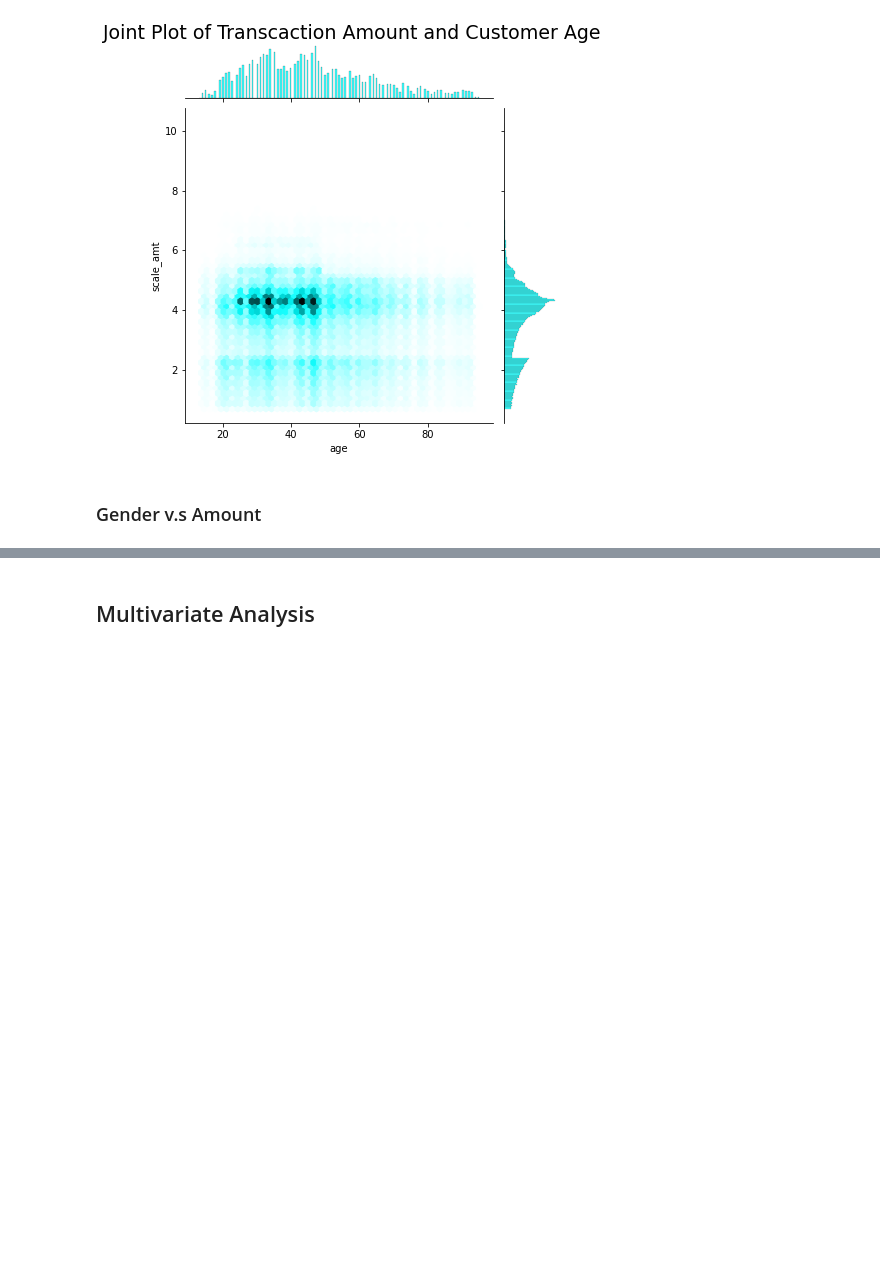
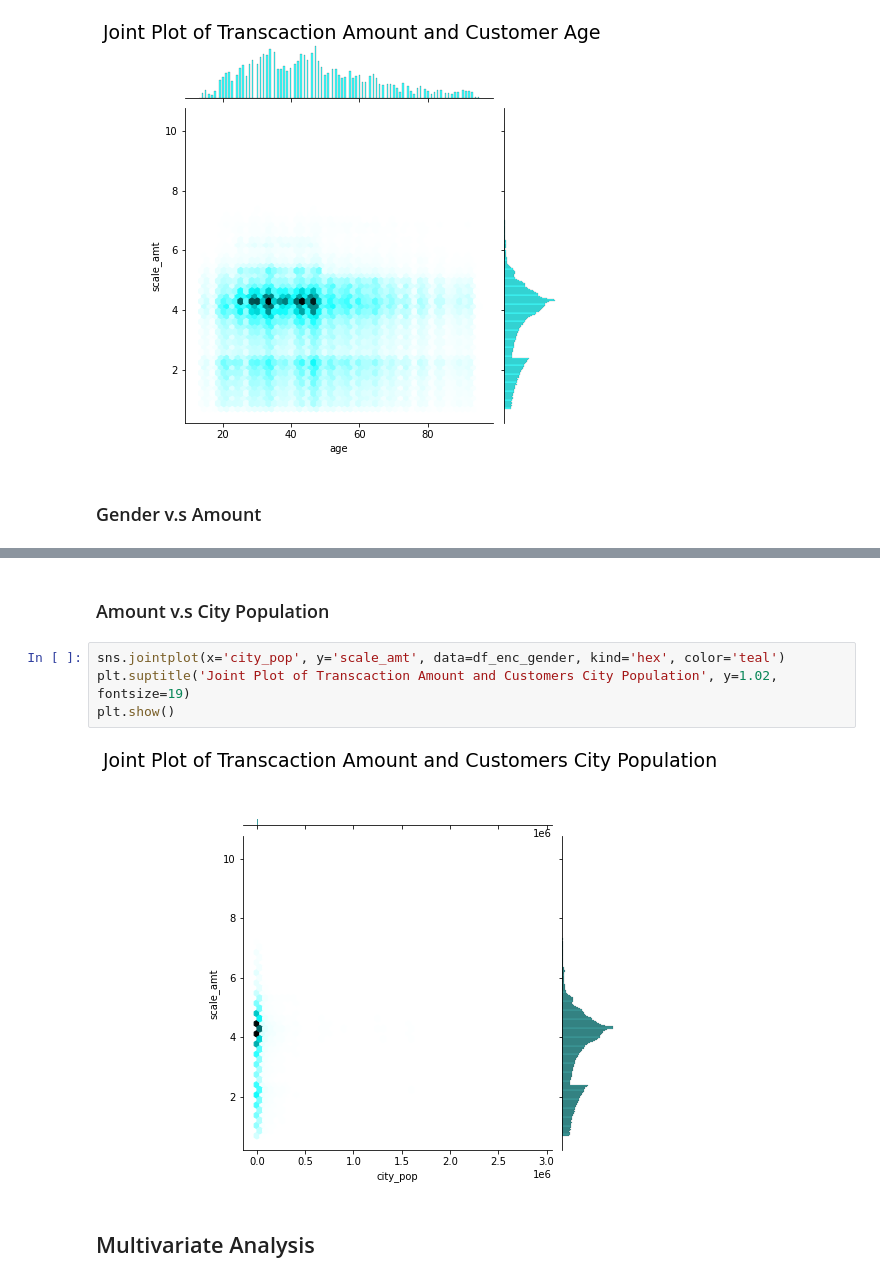
Before and after one commit to ichbinlan99/Fraud-Detection-TR, a Jupyter notebook: notebooks/EDA.ipynb, the cells around one changed output, grey strips where cells are left out. Drawn from its saved outputs; the diff is of its cells as text; blank space fills up the shorter version.

```diff
--- a/notebooks/EDA.ipynb
+++ b/notebooks/EDA.ipynb
@@ -476,6 +475,14 @@ plt.suptitle('Joint Plot of Transcaction Amount and Customer Age', y=1.02, fonts
 plt.show()
 # %% [output]
 [figure]
+# %% [markdown]
+### Amount v.s City Population
+# %%
+sns.jointplot(x='city_pop', y='scale_amt', data=df_enc_gender, kind='hex', color='teal')
+plt.suptitle('Joint Plot of Transcaction Amount and Customers City Population', y=1.02, fontsize=19)
+plt.show()
+# %% [output]
+[figure, added]
 # %% [markdown]
 ## Multivariate Analysis
 # %%
```
Also changed, not shown: parts of 2 cells of this notebook, 5 other files.
